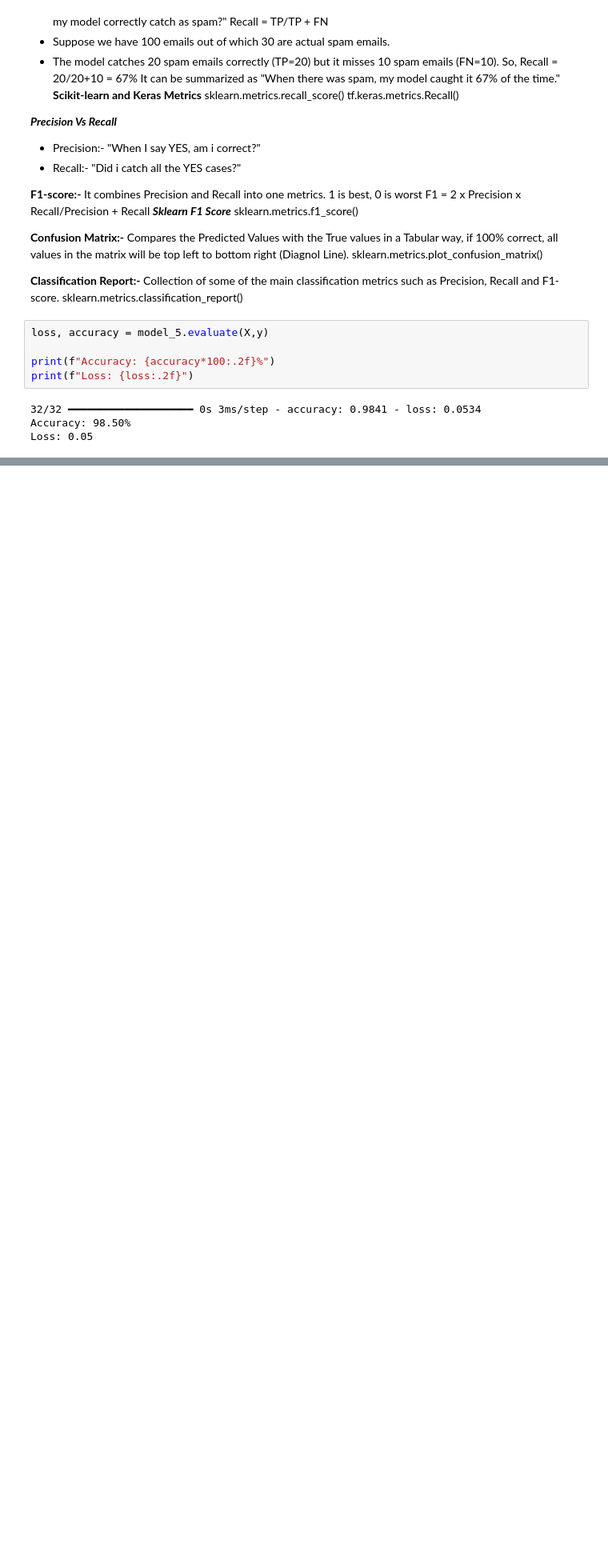
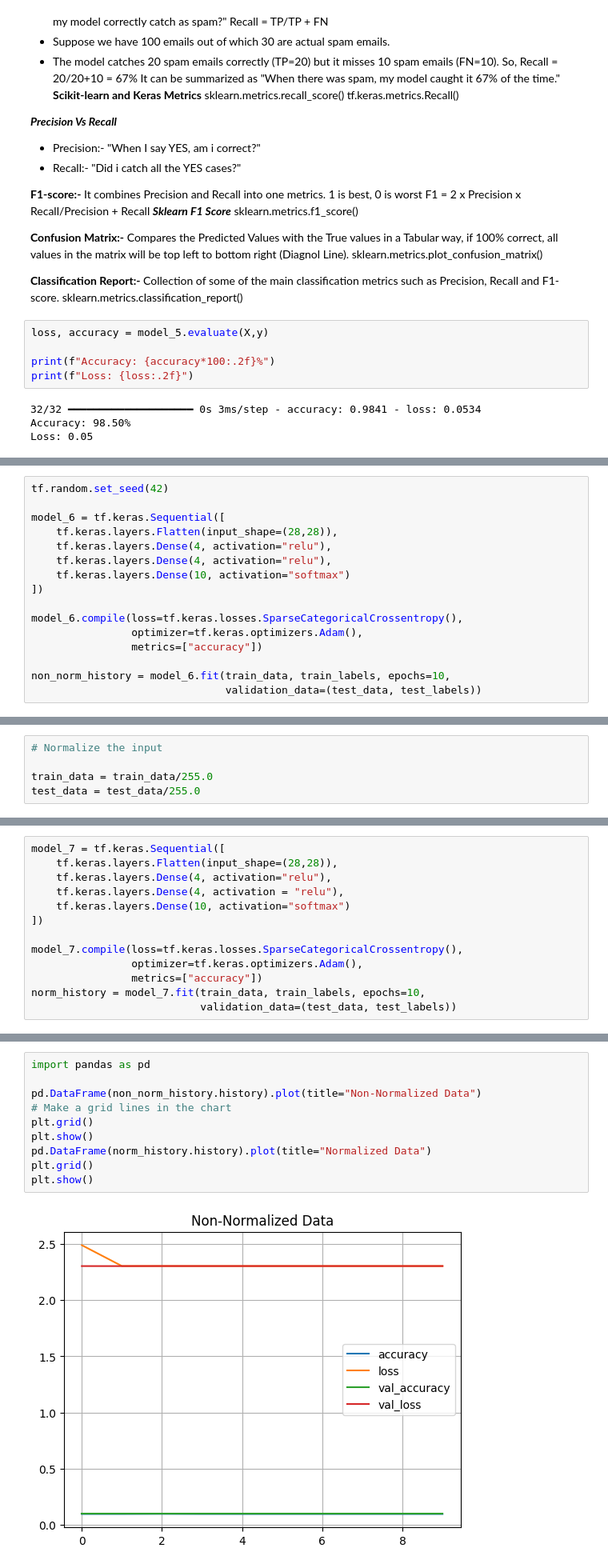
Before and after one commit to Amirzeb-badshah/DeepLearning_With_TensorFlow-Course, a Jupyter notebook: Classification.ipynb, the cells around one changed output, grey strips where cells are left out. Shown at 80% size. Drawn from its saved outputs; the diff is of its cells as text; blank space fills up the shorter version.

```diff
--- a/Classification.ipynb
+++ b/Classification.ipynb
@@ -336,0 +429,16 @@ Loss: 0.05
+# %%
+tf.random.set_seed(42)
+
+model_6 = tf.keras.Sequential([
+    tf.keras.layers.Flatten(input_shape=(28,28)),
+    tf.keras.layers.Dense(4, activation="relu"),
+    tf.keras.layers.Dense(4, activation="relu"),
+    tf.keras.layers.Dense(10, activation="softmax")
+])
+
+model_6.compile(loss=tf.keras.losses.SparseCategoricalCrossentropy(),
+                optimizer=tf.keras.optimizers.Adam(),
+                metrics=["accuracy"])
+
+non_norm_history = model_6.fit(train_data, train_labels, epochs=10,
+                               validation_data=(test_data, test_labels))
@@ -336,0 +476,5 @@ Loss: 0.05
+# %%
+# Normalize the input
+
+train_data = train_data/255.0
+test_data = test_data/255.0
@@ -336,0 +485,13 @@ Loss: 0.05
+# %%
+model_7 = tf.keras.Sequential([
+    tf.keras.layers.Flatten(input_shape=(28,28)),
+    tf.keras.layers.Dense(4, activation="relu"),
+    tf.keras.layers.Dense(4, activation = "relu"),
+    tf.keras.layers.Dense(10, activation="softmax")
+])
+
+model_7.compile(loss=tf.keras.losses.SparseCategoricalCrossentropy(),
+                optimizer=tf.keras.optimizers.Adam(),
+                metrics=["accuracy"])
+norm_history = model_7.fit(train_data, train_labels, epochs=10,
+                           validation_data=(test_data, test_labels))
@@ -336,0 +522,12 @@ Loss: 0.05
+# %%
+import pandas as pd
+
+pd.DataFrame(non_norm_history.history).plot(title="Non-Normalized Data")
+# Make a grid lines in the chart
+plt.grid()
+plt.show()
+pd.DataFrame(norm_history.history).plot(title="Normalized Data")
+plt.grid()
+plt.show()
+# %% [output]
+[figure, added]
```
Also changed, not shown: parts of 41 cells of this notebook.
